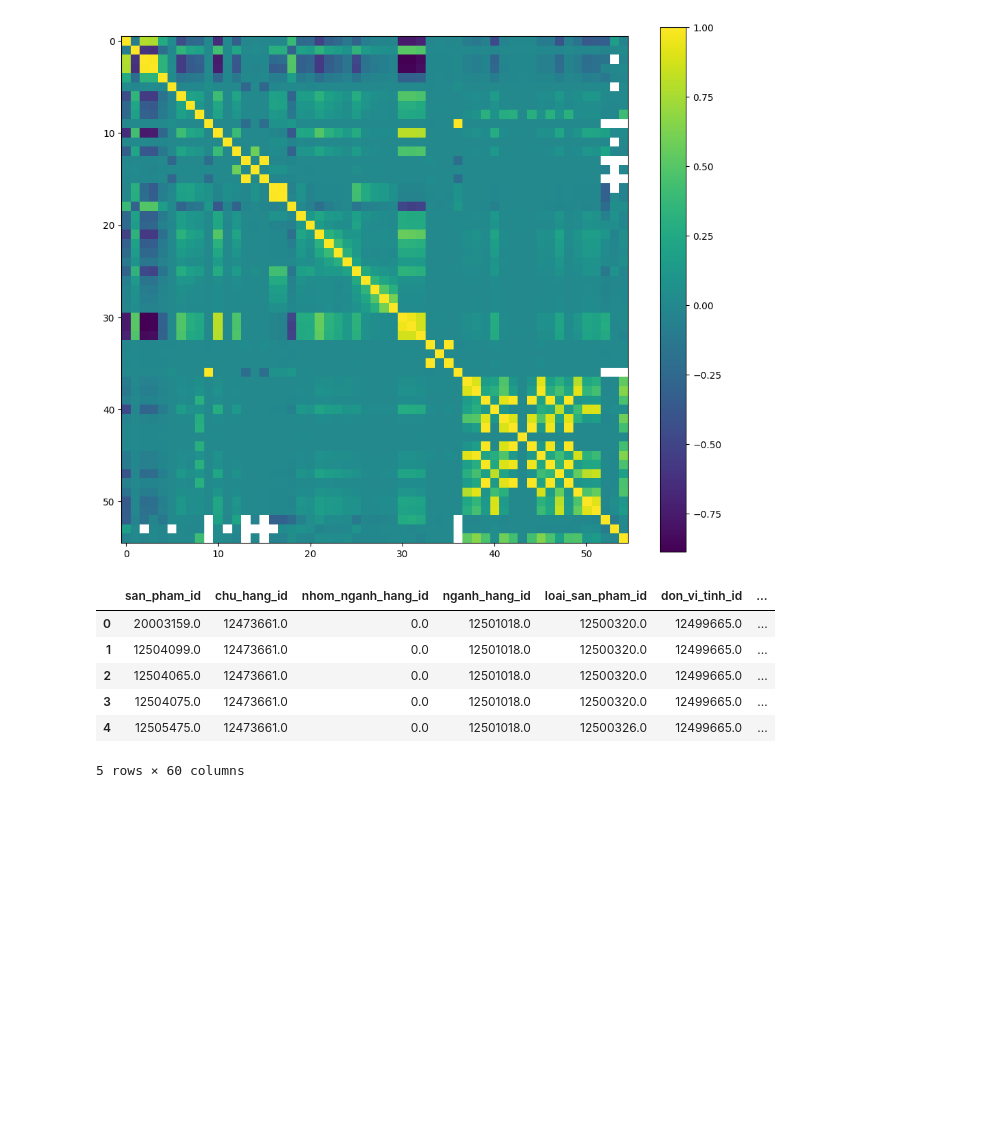
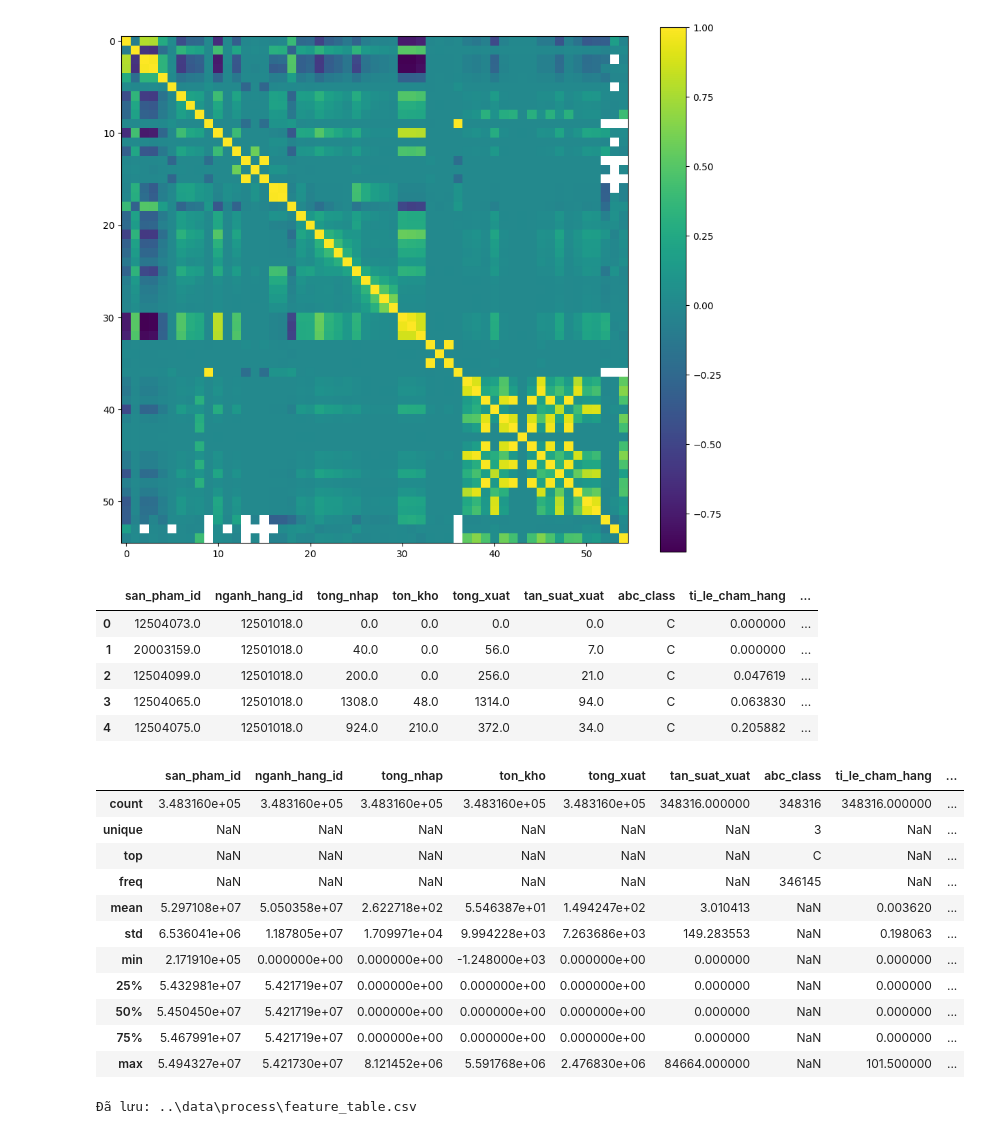
Before and after one commit to KhoaMChe/Warehouse_AI_optimization, a Jupyter notebook: notebooks/feature.ipynb, the cells around one changed output. Cells and saved outputs as stored; diff of their text form; code cells hidden in the pictures; blank space fills up the shorter version.

```diff
--- a/notebooks/feature.ipynb
+++ b/notebooks/feature.ipynb
@@ -110,10 +50,47 @@ warehouse_dataset = build_warehouse_dataset(
-# %%
-warehouse_dataset.head()
-# %% [output]
-|  | san_pham_id | chu_hang_id | nhom_nganh_hang_id | nganh_hang_id | loai_san_pham_id | don_vi_tinh_id | ... |
-| 0 | 20003159.0 | 12473661.0 | 0.0 | 12501018.0 | 12500320.0 | 12499665.0 | ... |
-| 1 | 12504099.0 | 12473661.0 | 0.0 | 12501018.0 | 12500320.0 | 12499665.0 | ... |
-| 2 | 12504065.0 | 12473661.0 | 0.0 | 12501018.0 | 12500320.0 | 12499665.0 | ... |
-| 3 | 12504075.0 | 12473661.0 | 0.0 | 12501018.0 | 12500320.0 | 12499665.0 | ... |
-| 4 | 12505475.0 | 12473661.0 | 0.0 | 12501018.0 | 12500326.0 | 12499665.0 | ... |
-5 rows × 60 columns
+# %%
+from src.feature import build_feature_table
+
+feature_table = build_feature_table(
+    sanpham=sanpham,
+    tonkho=tonkho,
+    nhapkho=nhapkho,
+    xuatkho=xuatkho,
+    cham=cham,
+)
+
+display(feature_table.head())
+display(feature_table.describe(include="all"))
+# %% [output]
+|  | san_pham_id | nganh_hang_id | tong_nhap | ton_kho | tong_xuat | tan_suat_xuat | abc_class | ti_le_cham_hang | ... |
+| 0 | 12504073.0 | 12501018.0 | 0.0 | 0.0 | 0.0 | 0.0 | C | 0.000000 | ... |
+| 1 | 20003159.0 | 12501018.0 | 40.0 | 0.0 | 56.0 | 7.0 | C | 0.000000 | ... |
+| 2 | 12504099.0 | 12501018.0 | 200.0 | 0.0 | 256.0 | 21.0 | C | 0.047619 | ... |
+| 3 | 12504065.0 | 12501018.0 | 1308.0 | 48.0 | 1314.0 | 94.0 | C | 0.063830 | ... |
+| 4 | 12504075.0 | 12501018.0 | 924.0 | 210.0 | 372.0 | 34.0 | C | 0.205882 | ... |
+|  | san_pham_id | nganh_hang_id | tong_nhap | ton_kho | tong_xuat | tan_suat_xuat | abc_class | ti_le_cham_hang | ... |
+| count | 3.483160e+05 | 3.483160e+05 | 3.483160e+05 | 3.483160e+05 | 3.483160e+05 | 348316.000000 | 348316 | 348316.000000 | ... |
+| unique | NaN | NaN | NaN | NaN | NaN | NaN | 3 | NaN | ... |
+| top | NaN | NaN | NaN | NaN | NaN | NaN | C | NaN | ... |
+| freq | NaN | NaN | NaN | NaN | NaN | NaN | 346145 | NaN | ... |
+| mean | 5.297108e+07 | 5.050358e+07 | 2.622718e+02 | 5.546387e+01 | 1.494247e+02 | 3.010413 | NaN | 0.003620 | ... |
+| std | 6.536041e+06 | 1.187805e+07 | 1.709971e+04 | 9.994228e+03 | 7.263686e+03 | 149.283553 | NaN | 0.198063 | ... |
+| min | 2.171910e+05 | 0.000000e+00 | 0.000000e+00 | -1.248000e+03 | 0.000000e+00 | 0.000000 | NaN | 0.000000 | ... |
+| 25% | 5.432981e+07 | 5.421719e+07 | 0.000000e+00 | 0.000000e+00 | 0.000000e+00 | 0.000000 | NaN | 0.000000 | ... |
+| 50% | 5.450450e+07 | 5.421719e+07 | 0.000000e+00 | 0.000000e+00 | 0.000000e+00 | 0.000000 | NaN | 0.000000 | ... |
+| 75% | 5.467991e+07 | 5.421719e+07 | 0.000000e+00 | 0.000000e+00 | 0.000000e+00 | 0.000000 | NaN | 0.000000 | ... |
+| max | 5.494327e+07 | 5.421730e+07 | 8.121452e+06 | 5.591768e+06 | 2.476830e+06 | 84664.000000 | NaN | 101.500000 | ... |
+# %%
+from pathlib import Path
+
+output_dir = Path("../data/process")
+output_dir.mkdir(parents=True, exist_ok=True)
+
+feature_table.to_csv(
+    output_dir / "feature_table.csv",
+    index=False,
+    encoding="utf-8-sig"
+)
+
+print("Đã lưu:", output_dir / "feature_table.csv")
+# %% [output]
+Đã lưu: ..\data\process\feature_table.csv
```
Also changed, not shown: parts of 6 cells of this notebook, 11 other files.
